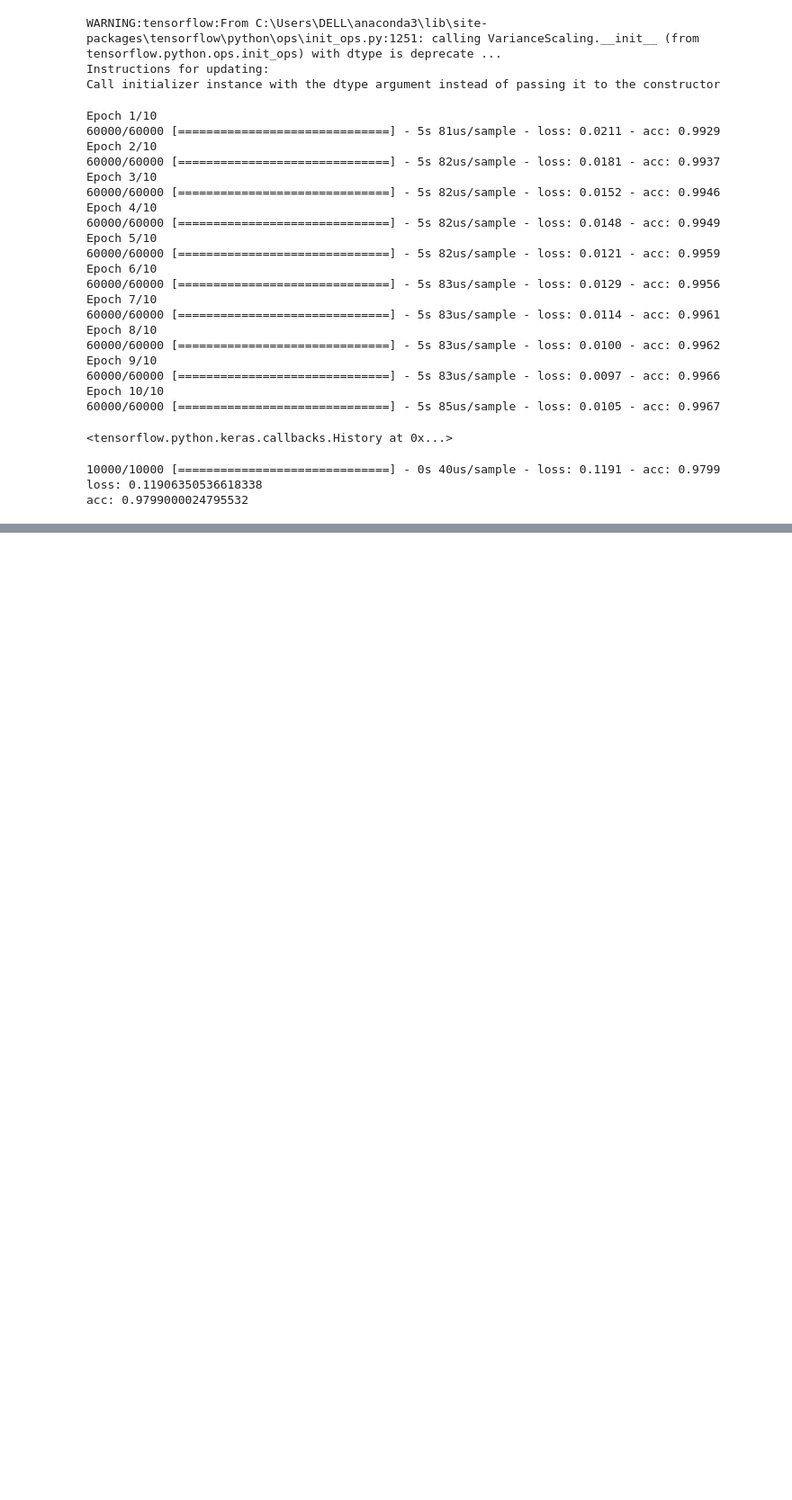
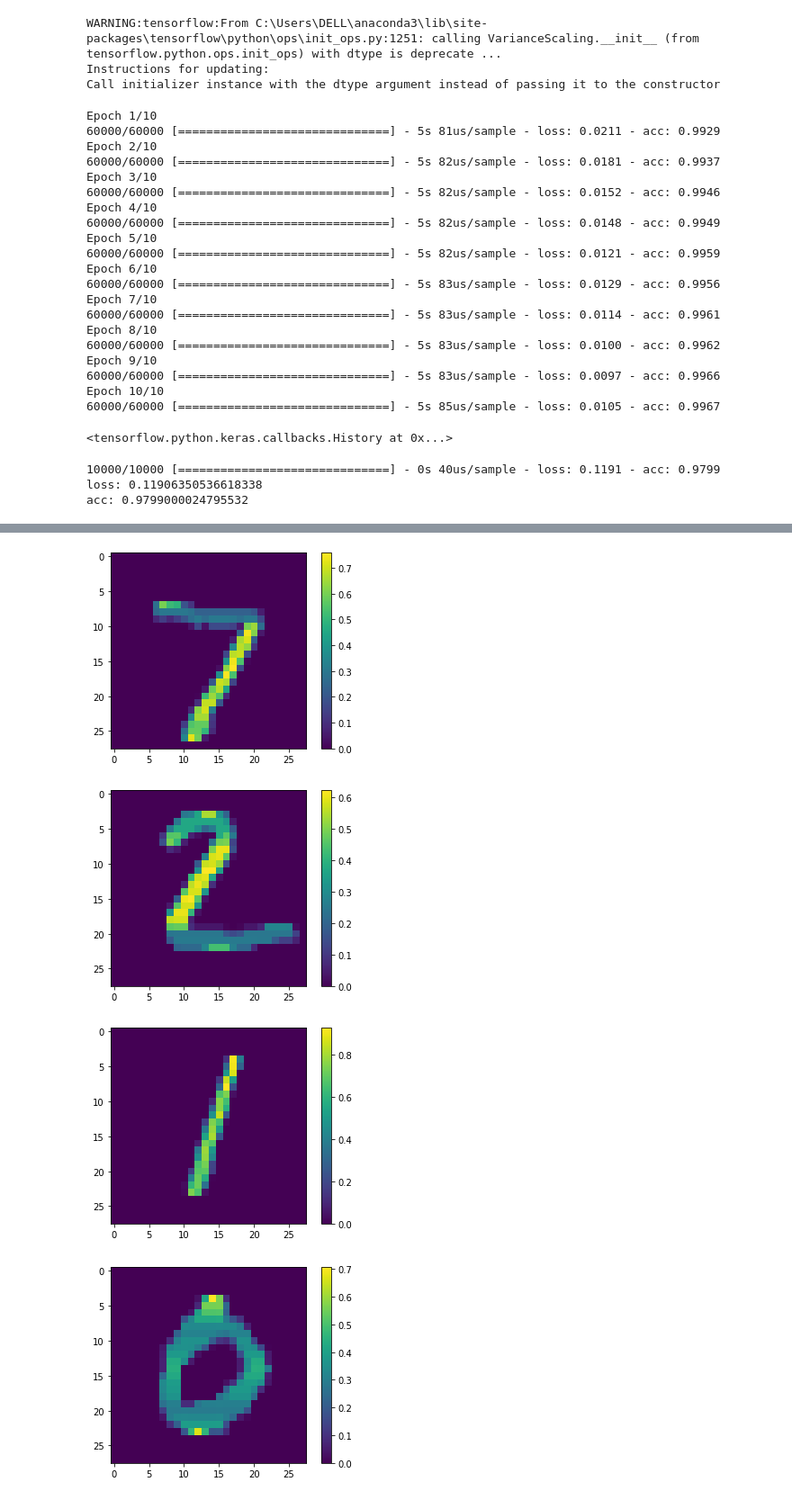
Before and after one commit to neotheobserver/deep_learning_neural_networks, a Jupyter notebook: Deep Learning (module 02).ipynb, the cells around one changed output, grey strips where cells are left out. Shown at 90% size. Drawn from its saved outputs; the diff is of its cells as text; code cells hidden in the pictures; blank space fills up the shorter version.

```diff
--- a/Deep Learning (module 02).ipynb
+++ b/Deep Learning (module 02).ipynb
@@ -75,0 +100,12 @@ number_predi
+# %%
+# Create some visualization
+for i in range(5):
+    plt.figure()
+    plt.imshow(x_test[i])
+    plt.colorbar()
+    plt.show()
+# %% [output]
+[figure, added]
+[figure, added]
+[figure, added]
+[figure, added]
```
Also changed, not shown: parts of 5 cells of this notebook.
